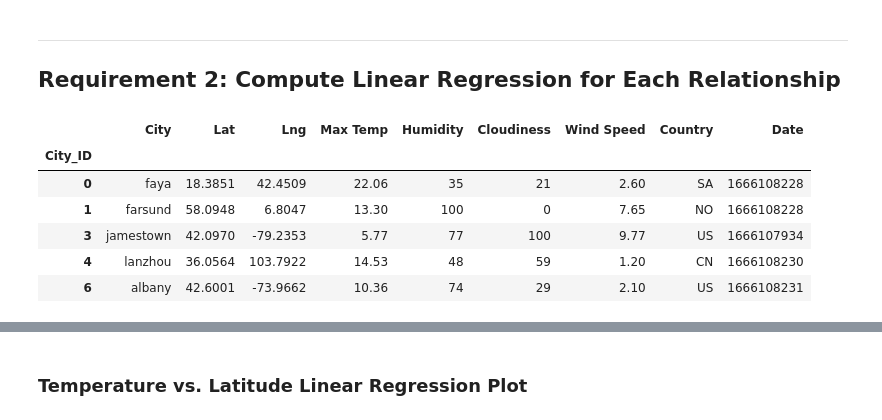
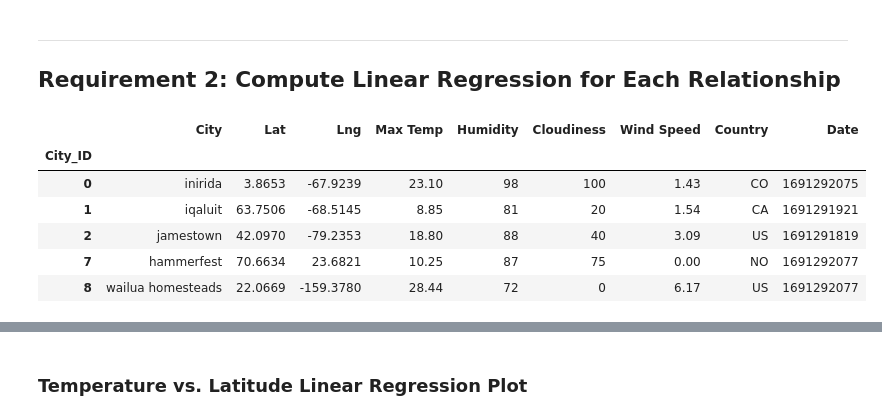
Before and after one commit to proman2520/python-api-challenge, a Jupyter notebook: WeatherPy.ipynb, the cells around one changed output, grey strips where cells are left out. Drawn from its saved outputs; the diff is of its cells as text; code cells hidden in the pictures.

```diff
--- a/WeatherPy.ipynb
+++ b/WeatherPy.ipynb
@@ -281,16 +291,16 @@ plt.show()
 # %%
 # Create a DataFrame with the Northern Hemisphere data (Latitude >= 0)
-# YOUR CODE HERE
+northern_hemi_df = city_data_df.loc[city_data_df["Lat"] >= 0]
 
 # Display sample data
 northern_hemi_df.head()
 # %% [output]
 |  | City | Lat | Lng | Max Temp | Humidity | Cloudiness | Wind Speed | Country | Date |
 | City_ID |  |  |  |  |  |  |  |  |  |
-| 0 | faya | 18.3851 | 42.4509 | 22.06 | 35 | 21 | 2.60 | SA | 1666108228 |
-| 1 | farsund | 58.0948 | 6.8047 | 13.30 | 100 | 0 | 7.65 | NO | 1666108228 |
-| 3 | jamestown | 42.0970 | -79.2353 | 5.77 | 77 | 100 | 9.77 | US | 1666107934 |
-| 4 | lanzhou | 36.0564 | 103.7922 | 14.53 | 48 | 59 | 1.20 | CN | 1666108230 |
-| 6 | albany | 42.6001 | -73.9662 | 10.36 | 74 | 29 | 2.10 | US | 1666108231 |
+| 0 | inirida | 3.8653 | -67.9239 | 23.10 | 98 | 100 | 1.43 | CO | 1691292075 |
+| 1 | iqaluit | 63.7506 | -68.5145 | 8.85 | 81 | 20 | 1.54 | CA | 1691291921 |
+| 2 | jamestown | 42.0970 | -79.2353 | 18.80 | 88 | 40 | 3.09 | US | 1691291819 |
+| 7 | hammerfest | 70.6634 | 23.6821 | 10.25 | 87 | 75 | 0.00 | NO | 1691292077 |
+| 8 | wailua homesteads | 22.0669 | -159.3780 | 28.44 | 72 | 0 | 6.17 | US | 1691292077 |
 # %%
 # Create a DataFrame with the Southern Hemisphere data (Latitude < 0)
```
Also changed, not shown: parts of 14 cells of this notebook, 5 other files.
